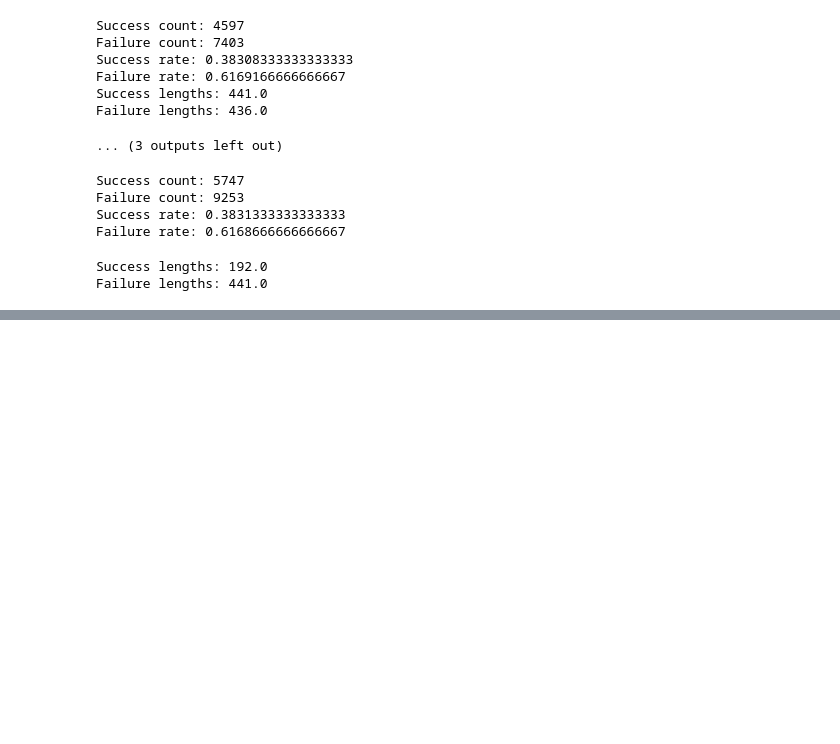
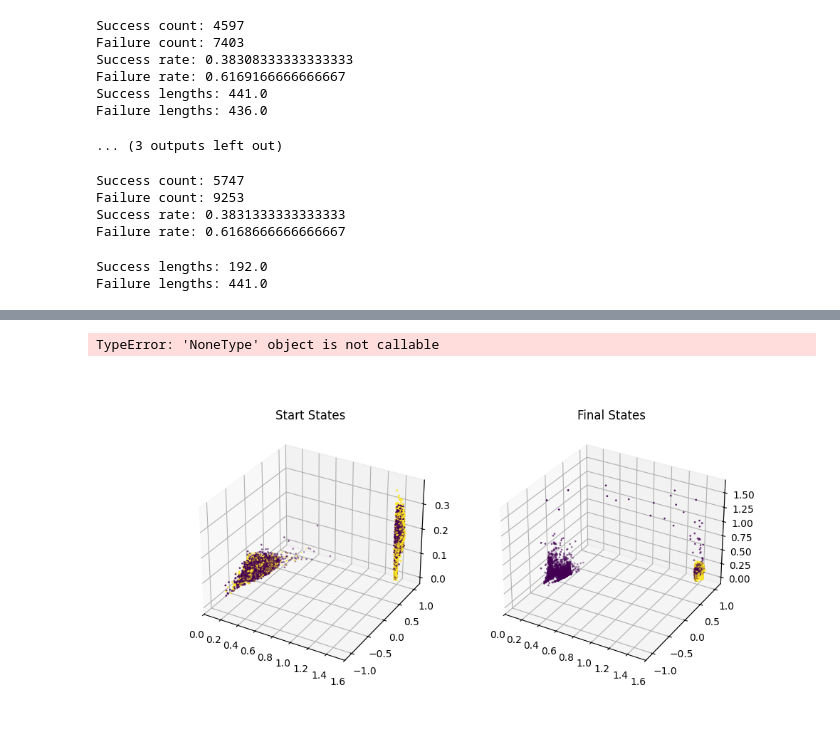
Before and after one commit to dhruvmetha/adaptive_roa, a Jupyter notebook: notebooks/shuffled_idxs.ipynb, the cells around one changed output, grey strips where cells are left out. Drawn from its saved outputs; the diff is of its cells as text; code cells hidden in the pictures; blank space fills up the shorter version.

```diff
--- a/notebooks/shuffled_idxs.ipynb
+++ b/notebooks/shuffled_idxs.ipynb
@@ -35,0 +76,15 @@ flow_matcher = HumanoidLatentConditionalFlowMatcher.load_from_checkpoint(ckpt_pa
+# %%
+start_states = []
+final_states = []
+
+split_labels = []
+with open(data_dir + "/shuffled_indices.txt", "r") as f:
+    for line in tqdm(f.readlines()):
+        data = np.loadtxt(data_dir + "/split_trajectories/" + line.strip(), delimiter=",")
+        if len(data.shape) > 1:
+            start_states.append(data[0, :])
+            final_states.append(data[-1, :])
+            # print(line.strip().split("_part")[0]+ ".txt", labels[line.strip().split("_part")[0] + ".txt"])
+            split_labels.append(labels[line.strip().split("_part")[0] + ".txt"])
+
+split_labels = np.array(split_labels)
@@ -261,0 +392,39 @@ Failure lengths: 441.0
+# %%
+
+
+start_states = np.array(start_states)
+final_states = np.array(final_states)
+fig, ax = plt.subplots(1, 2, figsize=(10, 5), subplot_kw={'projection': '3d'})
+
+ax[0].set_xlim(0, 1.6)
+ax[0].set_ylim(-1.2, 1.2)
+ax[0].set_title("Start States")
+
+ax[1].set_xlim(0, 1.6)
+ax[1].set_ylim(-1.2, 1.2)
+ax[1].set_title("Final States")
+
+ax[0].scatter(
+    start_states[:, 21],
+    start_states[:, 36],
+    np.sqrt(start_states[:, 37] ** 2 + start_states[:, 38] ** 2),
+    c=split_labels,
+    s=1
+)
+ax[1].scatter(
+    final_states[:, 21],
+    final_states[:, 36],
+    np.sqrt(final_states[:, 37] ** 2 + final_states[:, 38] ** 2),
+    c=split_labels,
+    s=1
+)
+
+# Save the figure as a static image (PNG) and as an interactive HTML file
+fig.savefig("start_final_3d.png", dpi=300, bbox_inches='tight')
+
+# For interactive saving, use mpld3 or plotly
+import mpld3
+mpld3.save_html(fig, "start_final_3d_interactive.html")
+# %% [output]
+TypeError: 'NoneType' object is not callable
+[figure, added]
```
Also changed, not shown: parts of 20 cells of this notebook, 8 other files.
